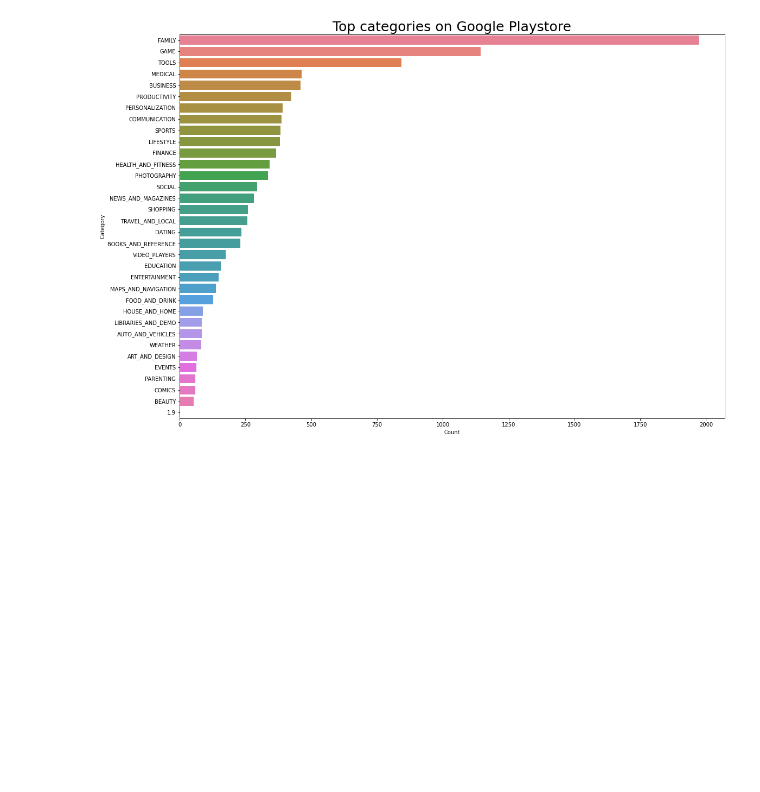
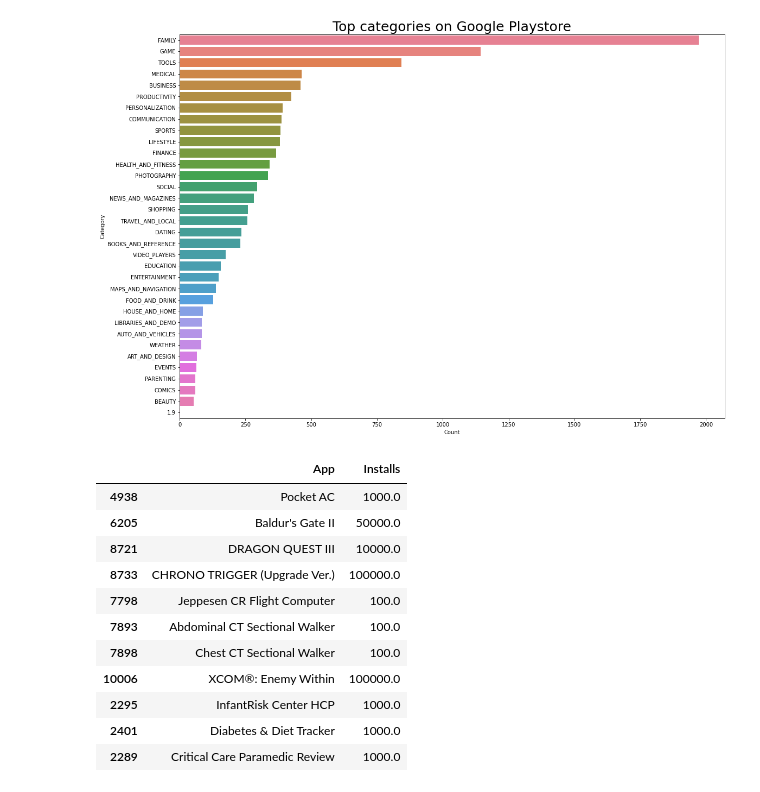
Before and after one commit to pritesh2292/play-store-app-review-analysis, a Jupyter notebook: Pritesh's_Copy_of_Play_Store_App_Review_Analysis_Capstone_Project.ipynb, the cells around one changed output. Saved outputs shown, nothing was run; the diff lists cells and outputs as text; code cells hidden in the pictures; blank space fills up the shorter version.

```diff
--- a/Pritesh's_Copy_of_Play_Store_App_Review_Analysis_Capstone_Project.ipynb
+++ b/Pritesh's_Copy_of_Play_Store_App_Review_Analysis_Capstone_Project.ipynb
@@ -287 +285,17 @@ graph.set_title("Top categories on Google Playstore", fontsize = 25);
+# %%
+top10PaidApps_df = top10PaidApps[['App', 'Installs']]
+top10PaidApps_df
+# %% [output]
+|  | App | Installs |
+| 4938 | Pocket AC | 1000.0 |
+| 6205 | Baldur's Gate II | 50000.0 |
+| 8721 | DRAGON QUEST III | 10000.0 |
+| 8733 | CHRONO TRIGGER (Upgrade Ver.) | 100000.0 |
+| 7798 | Jeppesen CR Flight Computer | 100.0 |
+| 7893 | Abdominal CT Sectional Walker | 100.0 |
+| 7898 | Chest CT Sectional Walker | 100.0 |
+| 10006 | XCOM®: Enemy Within | 100000.0 |
+| 2295 | InfantRisk Center HCP | 1000.0 |
+| 2401 | Diabetes & Diet Tracker | 1000.0 |
+| 2289 | Critical Care Paramedic Review | 1000.0 |
 # %%
```
Also changed, not shown: parts of 5 cells of this notebook.
